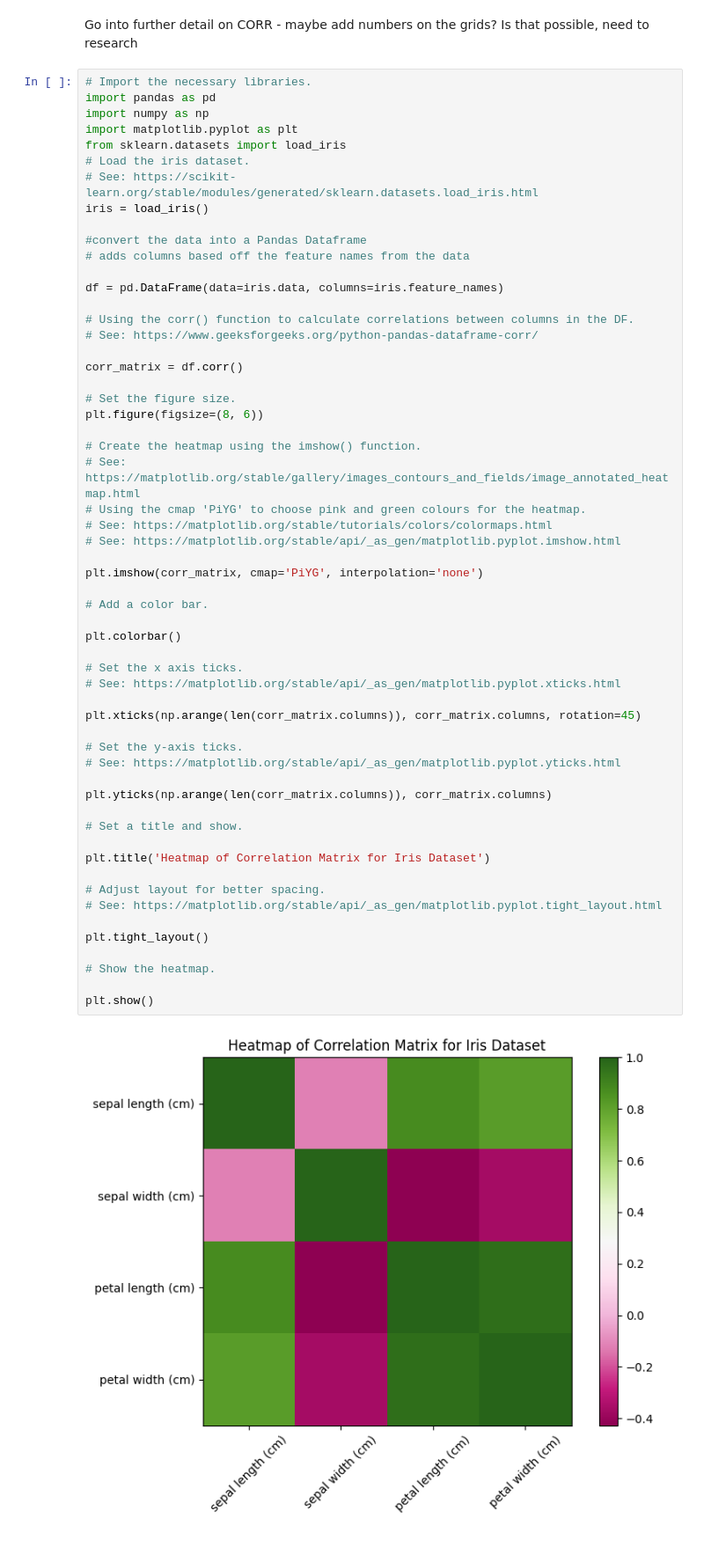
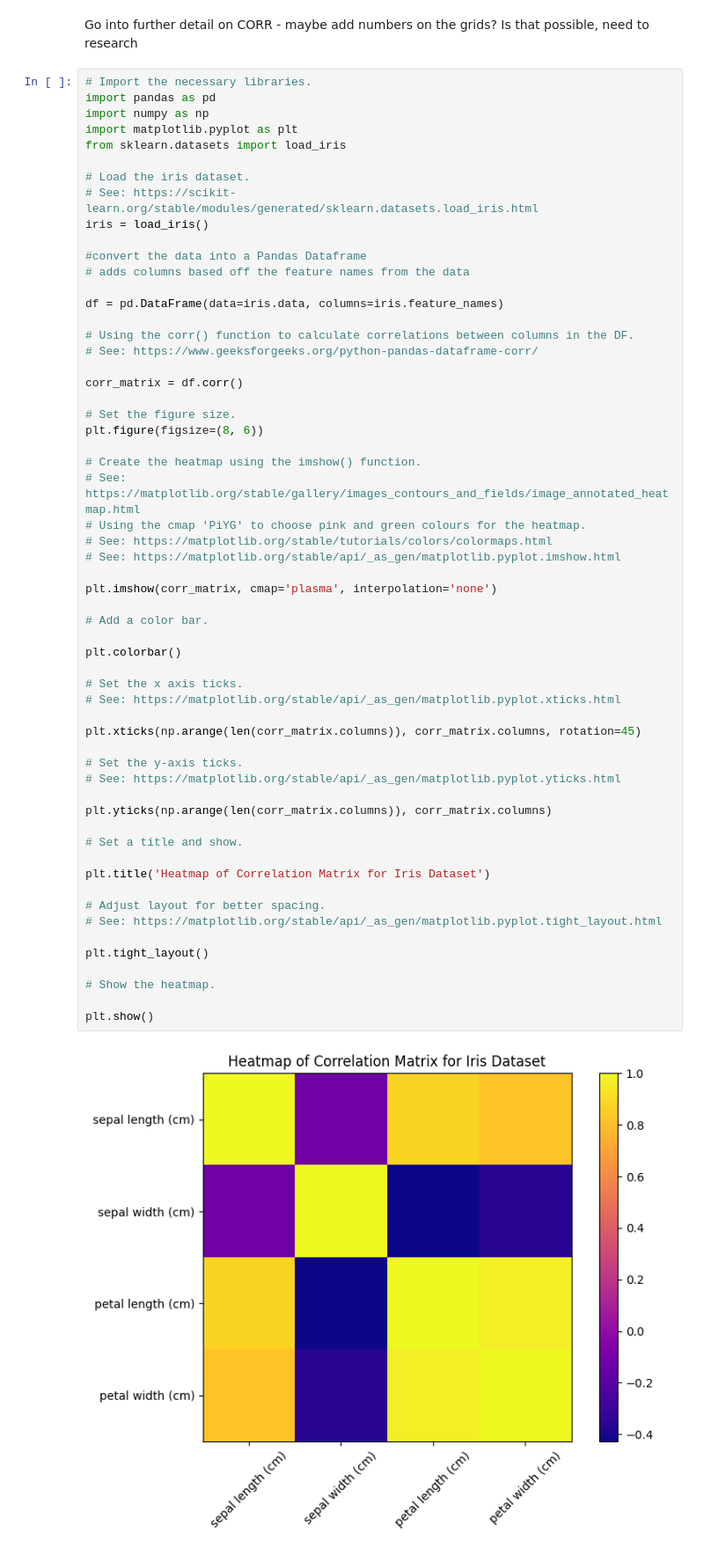
Before and after one commit to LDonn32/pands-project, a Jupyter notebook: analysis.ipynb, the cells around one changed output. Shown at 88% size. Saved outputs shown, nothing was run; the diff lists cells and outputs as text.

Commit message:
added violin plot and additional analysis for box plot. Updated colour maps for colour blind frienldy options.

```diff
--- a/analysis.ipynb
+++ b/analysis.ipynb
@@ -794,6 +803,7 @@ import pandas as pd
 import numpy as np
 import matplotlib.pyplot as plt
 from sklearn.datasets import load_iris
+
 # Load the iris dataset.
 # See: https://scikit-learn.org/stable/modules/generated/sklearn.datasets.load_iris.html
 iris = load_iris()
@@ -817,33 +827,33 @@ plt.figure(figsize=(8, 6))
 # See: https://matplotlib.org/stable/tutorials/colors/colormaps.html
 # See: https://matplotlib.org/stable/api/_as_gen/matplotlib.pyplot.imshow.html
 
-plt.imshow(corr_matrix, cmap='PiYG', interpolation='none')
+plt.imshow(corr_matrix, cmap='plasma', interpolation='none')
 
 # Add a color bar.
 
 plt.colorbar()
 
 # Set the x axis ticks.
 # See: https://matplotlib.org/stable/api/_as_gen/matplotlib.pyplot.xticks.html
 
 plt.xticks(np.arange(len(corr_matrix.columns)), corr_matrix.columns, rotation=45)
 
 # Set the y-axis ticks.
 # See: https://matplotlib.org/stable/api/_as_gen/matplotlib.pyplot.yticks.html
 
 plt.yticks(np.arange(len(corr_matrix.columns)), corr_matrix.columns)
 
 # Set a title and show.
 
 plt.title('Heatmap of Correlation Matrix for Iris Dataset')
 
 # Adjust layout for better spacing.
 # See: https://matplotlib.org/stable/api/_as_gen/matplotlib.pyplot.tight_layout.html
 
 plt.tight_layout()
 
 # Show the heatmap.
 
 plt.show()
 # %% [output]
-[figure, old version]
+[figure, new version]
```
Also changed, not shown: parts of 22 cells of this notebook.
